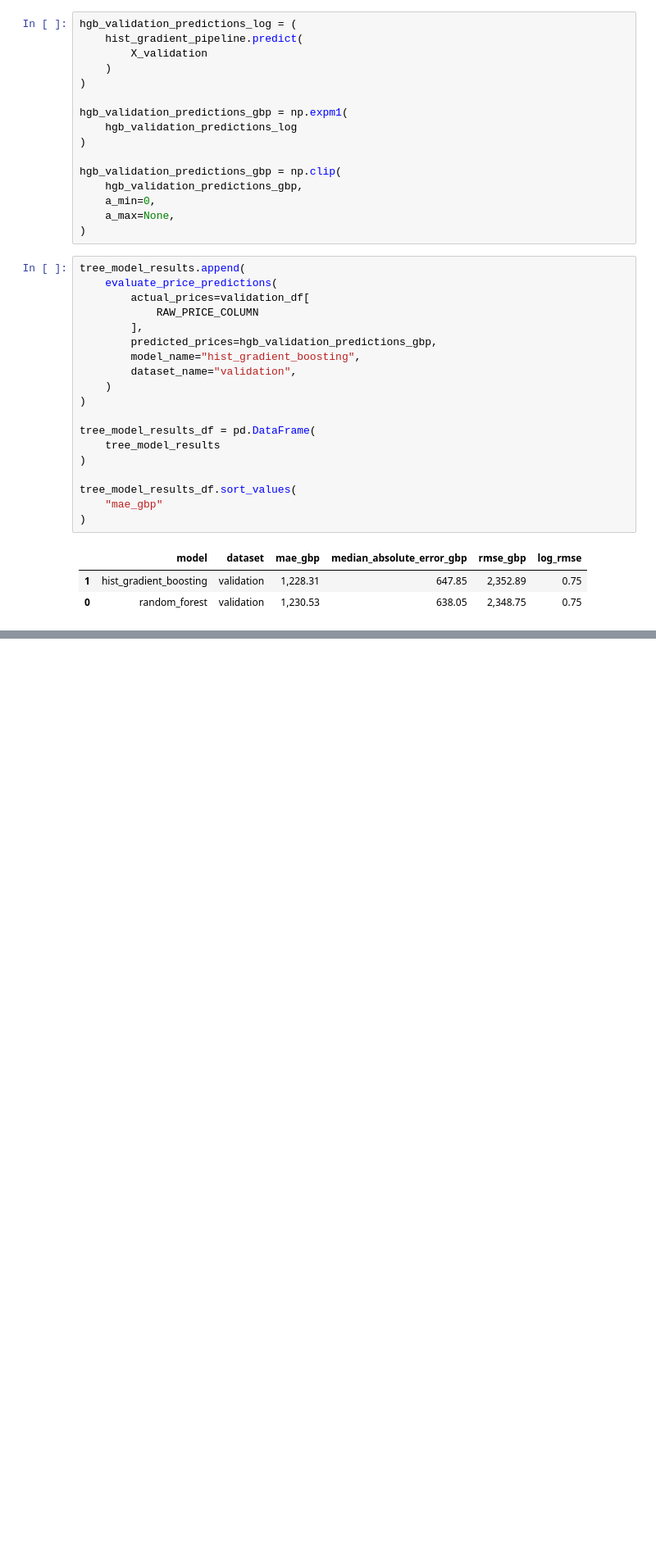
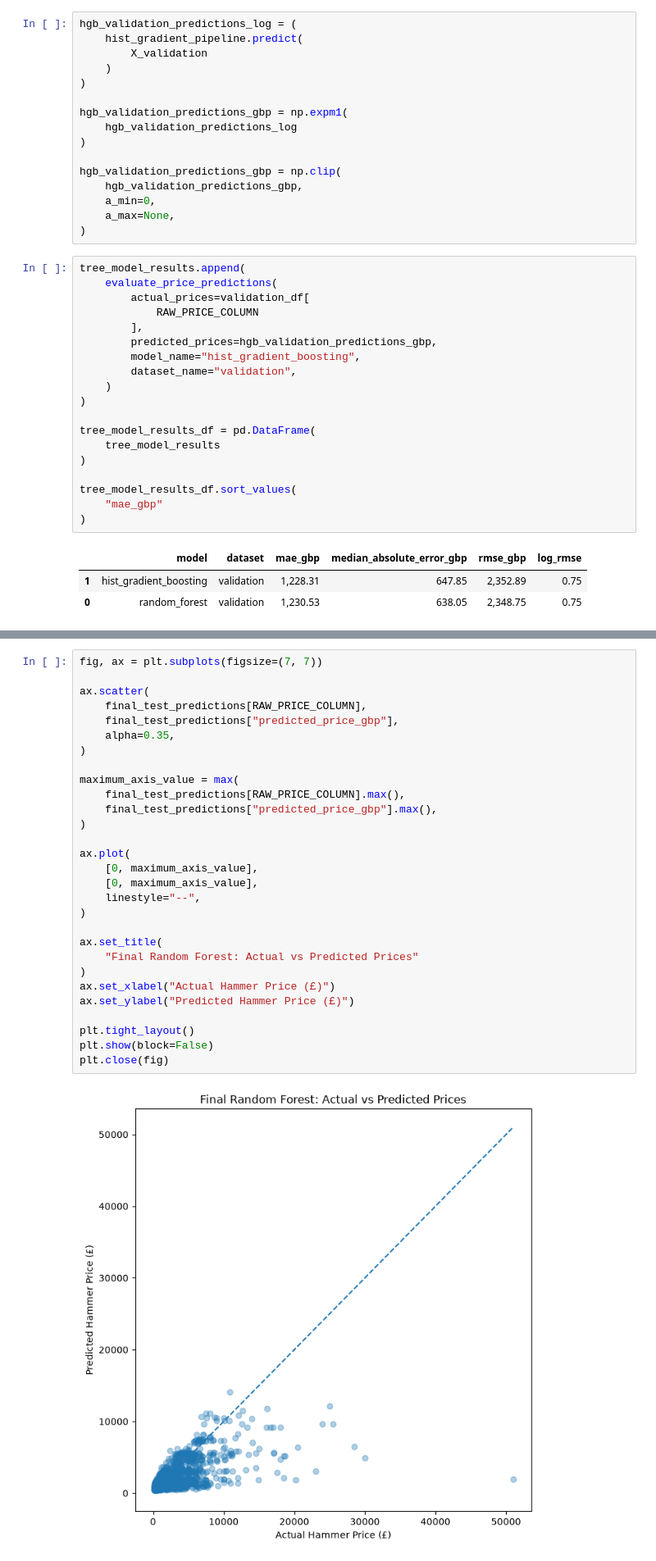
Before and after one commit to ozzy2438/Plate-Value-Intelligence, a Jupyter notebook: 05_valuation_tree_models.ipynb, the cells around one changed output, grey strips where cells are left out. Shown at 82% size. Drawn from its saved outputs; the diff is of its cells as text; blank space fills up the shorter version.

```diff
--- a/05_valuation_tree_models.ipynb
+++ b/05_valuation_tree_models.ipynb
@@ -516,0 +1366,31 @@ all_validation_results
+# %%
+fig, ax = plt.subplots(figsize=(7, 7))
+
+ax.scatter(
+    final_test_predictions[RAW_PRICE_COLUMN],
+    final_test_predictions["predicted_price_gbp"],
+    alpha=0.35,
+)
+
+maximum_axis_value = max(
+    final_test_predictions[RAW_PRICE_COLUMN].max(),
+    final_test_predictions["predicted_price_gbp"].max(),
+)
+
+ax.plot(
+    [0, maximum_axis_value],
+    [0, maximum_axis_value],
+    linestyle="--",
+)
+
+ax.set_title(
+    "Final Random Forest: Actual vs Predicted Prices"
+)
+ax.set_xlabel("Actual Hammer Price (£)")
+ax.set_ylabel("Predicted Hammer Price (£)")
+
+plt.tight_layout()
+plt.show(block=False)
+plt.close(fig)
+# %% [output]
+[figure, added]
```
Also changed, not shown: parts of 30 cells of this notebook, 12 other files.
